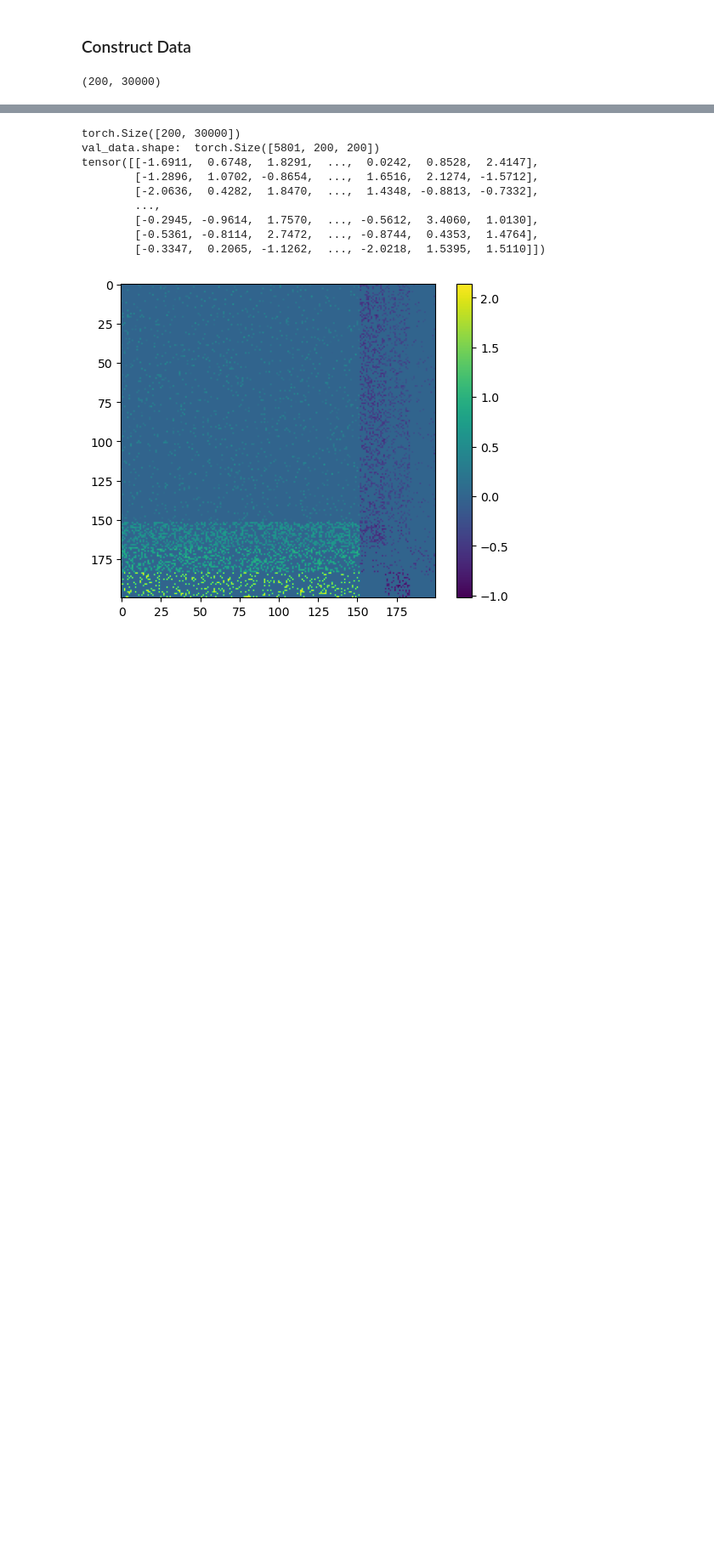
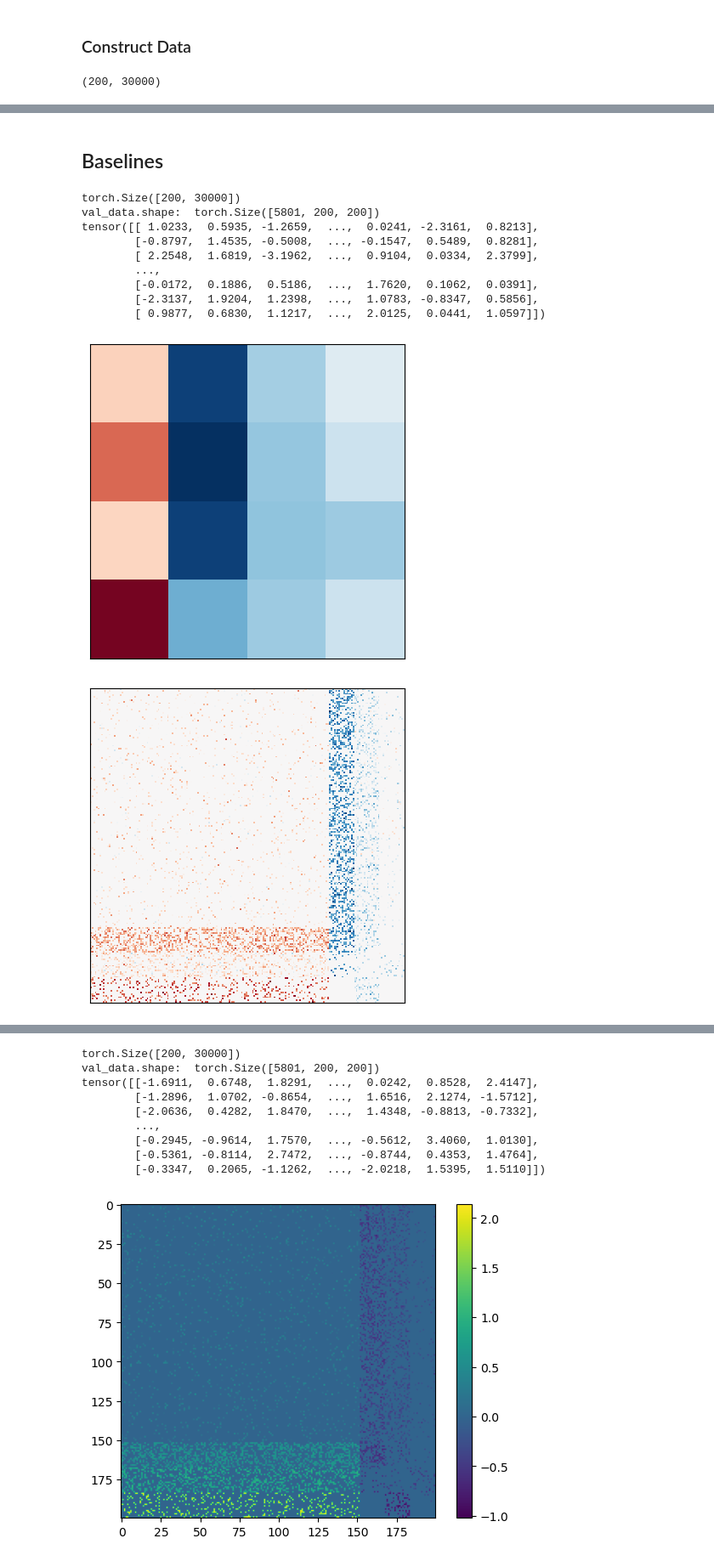
Before and after one commit to wuweizhang0723/func2graph, a Jupyter notebook: notebook/check_data/simulation_data.ipynb, the cells around one changed output, grey strips where cells are left out. Shown at 85% size. Saved outputs shown, nothing was run; the diff lists cells and outputs as text; code cells hidden in the pictures; blank space fills up the shorter version.

```diff
--- a/notebook/check_data/simulation_data.ipynb
+++ b/notebook/check_data/simulation_data.ipynb
@@ -101,0 +120,64 @@ plt.show()
+# %% [markdown]
+## Baselines
+# %%
+cell_type_id2cell_type = {0:'EC', 1:'Pvalb', 2:'Sst', 3:'Vip'}
+
+
+window_size = 200
+batch_size = 32
+task_type = 'prediction'
+predict_window_size = 1
+data_type = 'wuwei'
+spatial_partial_measurement = 200
+
+data_result = data.generate_simulation_data(
+    neuron_num=neuron_num,
+    tau=tau,
+    weight_scale=weight_scale,
+    init_scale=init_scale,
+    total_time=total_time,
+    data_random_seed=data_random_seed,
+    weight_type=weight_type,
+    window_size=window_size,
+    batch_size=batch_size,
+    task_type=task_type,
+    predict_window_size=predict_window_size,
+    data_type=data_type,
+    spatial_partial_measurement=spatial_partial_measurement,
+)
+
+trainloader, validloader, weight_matrix, b, cell_type_ids, cell_type_order, cell_type_count = data_result
+
+strength_matrix = np.load('../../data/Mouse_Local_Connectivity/GT_strength_connectivity.npy')
+
+max_abs = np.max(np.abs(strength_matrix))
+vmin_KK = -max_abs
+vmax_KK = max_abs
+plt.imshow(strength_matrix, cmap='RdBu_r', interpolation='nearest', vmin=vmin_KK, vmax=vmax_KK)
+plt.xticks([])
+plt.yticks([])
+plt.show()
+
+
+weight_matrix = simulator.W_ij
+weight_matrix = weight_matrix.detach().numpy()
+
+max_abs = np.max(np.abs(weight_matrix))
+vmin_NN = -max_abs
+vmax_NN = max_abs
+plt.imshow(weight_matrix, cmap='RdBu_r', interpolation='nearest', vmin=vmin_NN, vmax=vmax_NN)
+plt.xticks([])
+plt.yticks([])
+plt.show()
+# %% [output]
+torch.Size([200, 30000])
+val_data.shape:  torch.Size([5801, 200, 200])
+tensor([[ 1.0233,  0.5935, -1.2659,  ...,  0.0241, -2.3161,  0.8213],
+        [-0.8797,  1.4535, -0.5008,  ..., -0.1547,  0.5489,  0.8281],
+        [ 2.2548,  1.6819, -3.1962,  ...,  0.9104,  0.0334,  2.3799],
+        ...,
+        [-0.0172,  0.1886,  0.5186,  ...,  1.7620,  0.1062,  0.0391],
+        [-2.3137,  1.9204,  1.2398,  ...,  1.0783, -0.8347,  0.5856],
+        [ 0.9877,  0.6830,  1.1217,  ...,  2.0125,  0.0441,  1.0597]])
+[figure, added]
+[figure, added]
```
Also changed, not shown: parts of 22 cells of this notebook, 1 other file.
